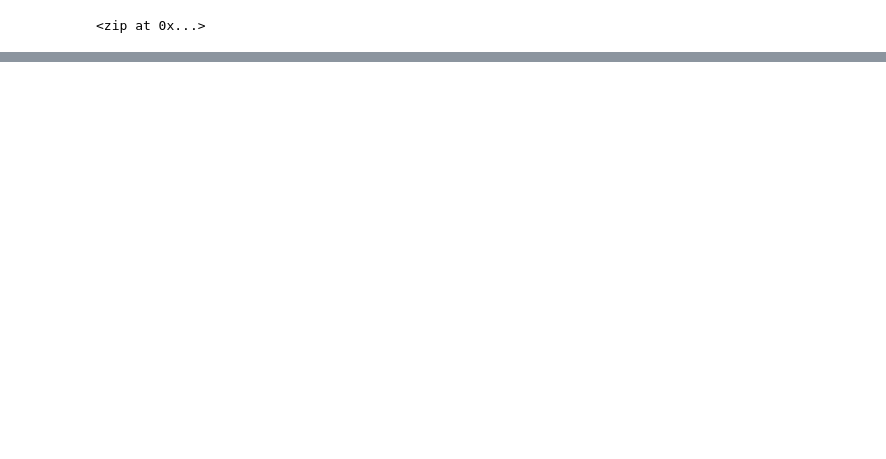
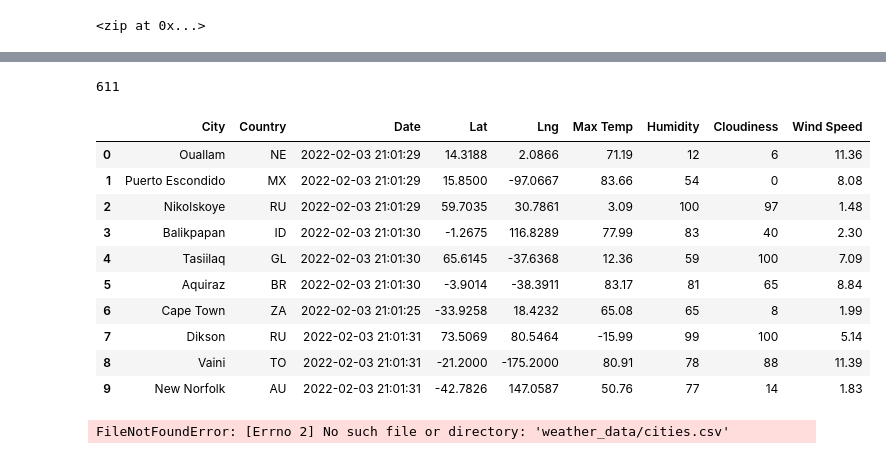
Before and after one commit to es2681/World_Weather_Analysis, a Jupyter notebook: WeatherPy.ipynb, the cells around one changed output, grey strips where cells are left out. Drawn from its saved outputs; the diff is of its cells as text; code cells hidden in the pictures; blank space fills up the shorter version.

```diff
--- a/WeatherPy.ipynb
+++ b/WeatherPy.ipynb
@@ -35 +37,6 @@ coordinates
  ...]
+# %%
+# Use the tuple() function to display latitude and longitude combination for coordinate in coordinates:
+for coordinate in coordinates:
+    print(citipy.nearest_city(coordinate[0], coordinate[1]).city_name,
+          citipy.nearest_city(coordinate[0], coordinate[1]).country_code)
@@ -35,0 +61,14 @@ coordinates
+# %%
+# Create a list for holding the cities
+cities = []
+
+# Identify the nearest city for each latitude and longitude combination
+for coordinate in coordinates:
+    city = citipy.nearest_city(coordinate[0], coordinate[1]).city_name
+
+    #If the city is unique, then we will add it to the cities list
+    if city not in cities:
+        cities.append(city)
+
+# Print the city count to confirm sufficient count
+len(cities)
@@ -35,0 +87,14 @@ coordinates
+# %%
+# Starting URL for Weather Map API call
+url = "http://api.openweathermap.org/data/2.5/weather?units=Imperial&APPID=" + weather_api_key
+# %%
+# Create an empty list to hold the weather data
+city_data = []
+
+# Print the beginning of the logging
+print("Beginning Data Retrieval     ")
+print("-----------------------------")
+
+# Create counters
+record_count = 1
+set_count = 1
@@ -35,0 +178,31 @@ coordinates
+# %%
+len(city_data)
+# %% [output]
+611
+# %%
+# Convert the array of dictionaries to a Pandas DataFrame
+city_data_df = pd.DataFrame(city_data)
+new_column_order = ["City", "Country", "Date", "Lat", "Lng", "Max Temp", "Humidity", "Cloudiness", "Wind Speed"]
+city_data_df = city_data_df[new_column_order]
+
+city_data_df.head(10)
+# %% [output]
+|  | City | Country | Date | Lat | Lng | Max Temp | Humidity | Cloudiness | Wind Speed |
+| 0 | Ouallam | NE | 2022-02-03 21:01:29 | 14.3188 | 2.0866 | 71.19 | 12 | 6 | 11.36 |
+| 1 | Puerto Escondido | MX | 2022-02-03 21:01:29 | 15.8500 | -97.0667 | 83.66 | 54 | 0 | 8.08 |
+| 2 | Nikolskoye | RU | 2022-02-03 21:01:29 | 59.7035 | 30.7861 | 3.09 | 100 | 97 | 1.48 |
+| 3 | Balikpapan | ID | 2022-02-03 21:01:30 | -1.2675 | 116.8289 | 77.99 | 83 | 40 | 2.30 |
+| 4 | Tasiilaq | GL | 2022-02-03 21:01:30 | 65.6145 | -37.6368 | 12.36 | 59 | 100 | 7.09 |
+| 5 | Aquiraz | BR | 2022-02-03 21:01:30 | -3.9014 | -38.3911 | 83.17 | 81 | 65 | 8.84 |
+| 6 | Cape Town | ZA | 2022-02-03 21:01:25 | -33.9258 | 18.4232 | 65.08 | 65 | 8 | 1.99 |
+| 7 | Dikson | RU | 2022-02-03 21:01:31 | 73.5069 | 80.5464 | -15.99 | 99 | 100 | 5.14 |
+| 8 | Vaini | TO | 2022-02-03 21:01:31 | -21.2000 | -175.2000 | 80.91 | 78 | 88 | 11.39 |
+| 9 | New Norfolk | AU | 2022-02-03 21:01:31 | -42.7826 | 147.0587 | 50.76 | 77 | 14 | 1.83 |
+# %%
+# Create the output file (CSV)
+output_data_file = "weather_data/cities.csv"
+
+# Export the City_Data into a CSV
+city_data_df.to_csv(output_data_file, index_label="City_ID")
+# %% [output]
+FileNotFoundError: [Errno 2] No such file or directory: 'weather_data/cities.csv'
```
Also changed, not shown: parts of 8 cells of this notebook, 3 other files.
